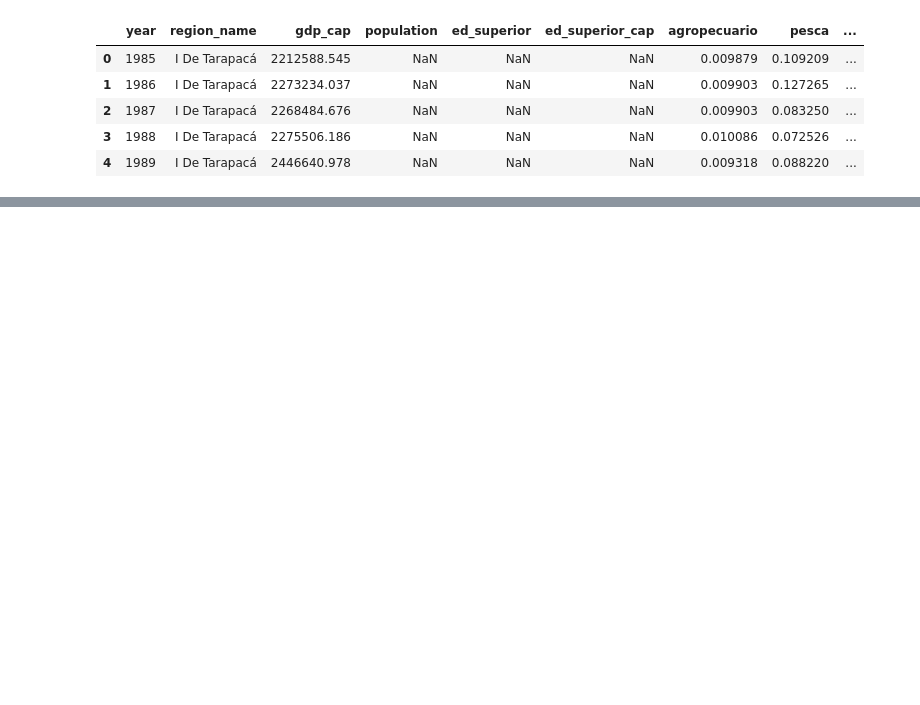
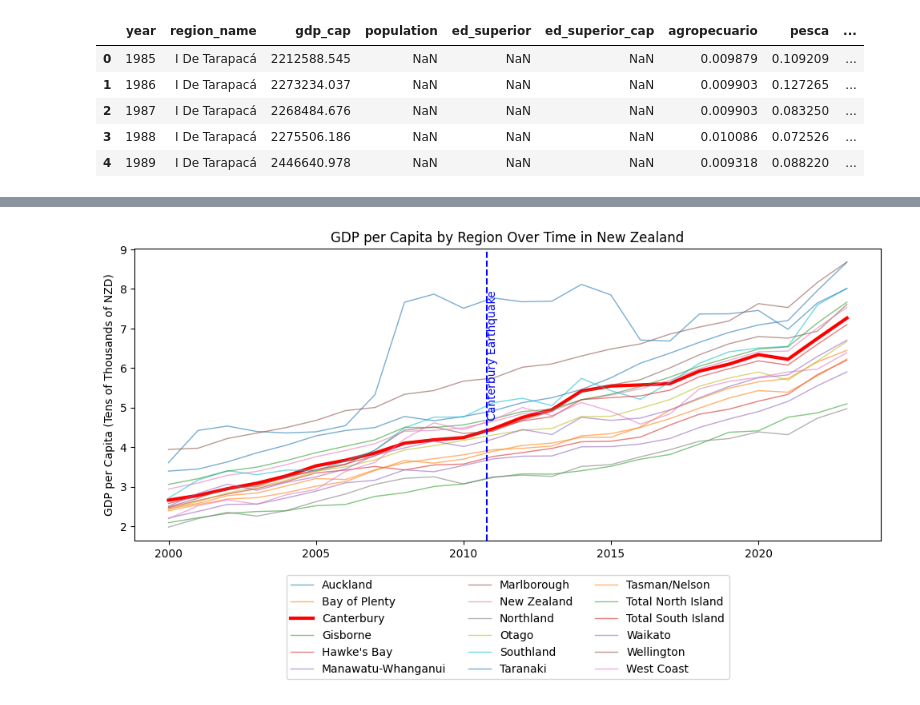
Before and after one commit to diodz/dpl-earthquakes, a Jupyter notebook: notebooks/Additional Figures.ipynb, the cells around one changed output, grey strips where cells are left out. Drawn from its saved outputs; the diff is of its cells as text; code cells hidden in the pictures; blank space fills up the shorter version.

```diff
--- a/notebooks/Additional Figures.ipynb
+++ b/notebooks/Additional Figures.ipynb
@@ -54,0 +44,24 @@ nz.head()
+# %%
+
+# Pivot the data to have years as index and regions as columns for GDP per capita
+nz_gdp_per_capita = nz.pivot(index='Year', columns='Region', values='GDP per capita')
+
+# Plot each region's GDP per capita over time with prominence to Canterbury
+plt.figure(figsize=(10, 6))
+for region in nz_gdp_per_capita.columns:
+    if region == 'Canterbury':
+        plt.plot(nz_gdp_per_capita.index, nz_gdp_per_capita[region]/10000, label=region, linewidth=3, color='red')
+    else:
+        plt.plot(nz_gdp_per_capita.index, nz_gdp_per_capita[region]/10000, label=region, linewidth=1, alpha=0.6)
+
+# Add a vertical line at 2010.8 with an annotation for the Canterbury Earthquake
+plt.axvline(x=2010.8, color='blue', linestyle='--')
+plt.text(2010.8, plt.ylim()[1]*0.7, 'Canterbury Earthquake', rotation=90, verticalalignment='center', color='blue')
+
+plt.ylabel('GDP per Capita (Tens of Thousands of NZD)')
+plt.title('GDP per Capita by Region Over Time in New Zealand')
+plt.legend(loc='upper center', bbox_to_anchor=(0.5, -0.1), ncol=3)
+plt.tight_layout()
+plt.show()
+# %% [output]
+[figure, added]
```
Also changed, not shown: parts of 5 cells of this notebook, 2 other files.
